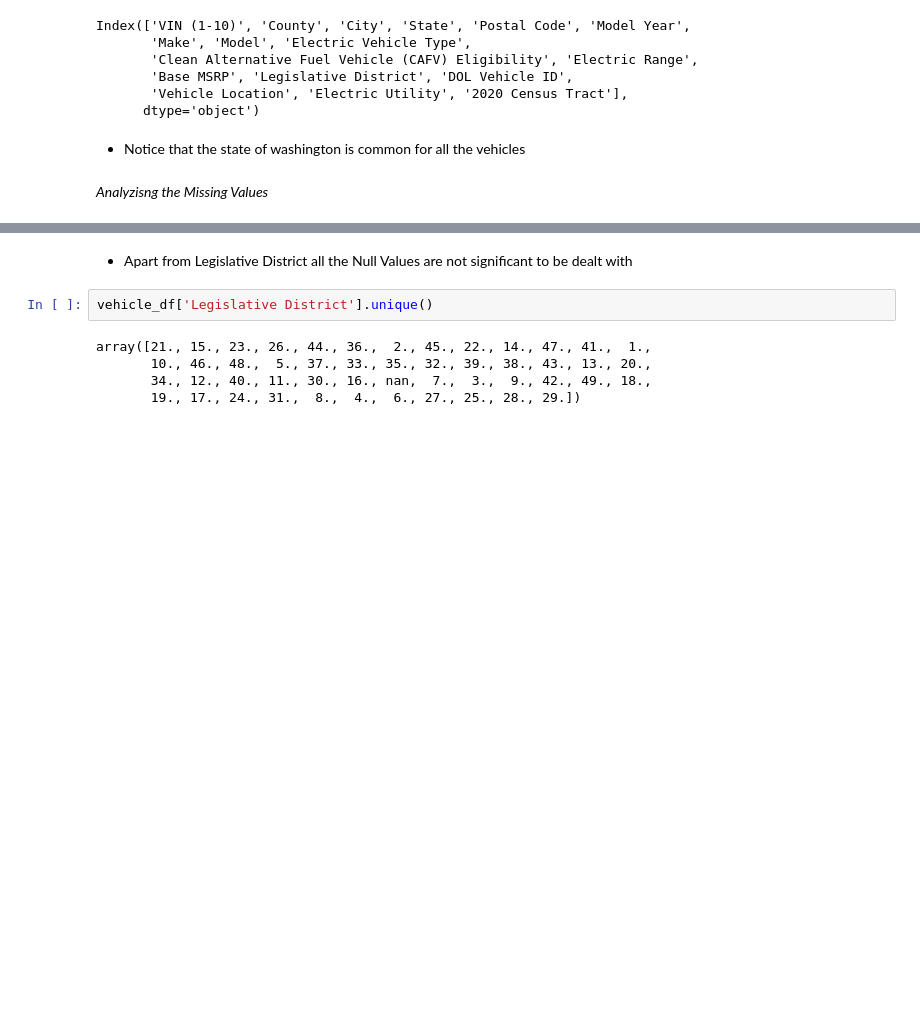
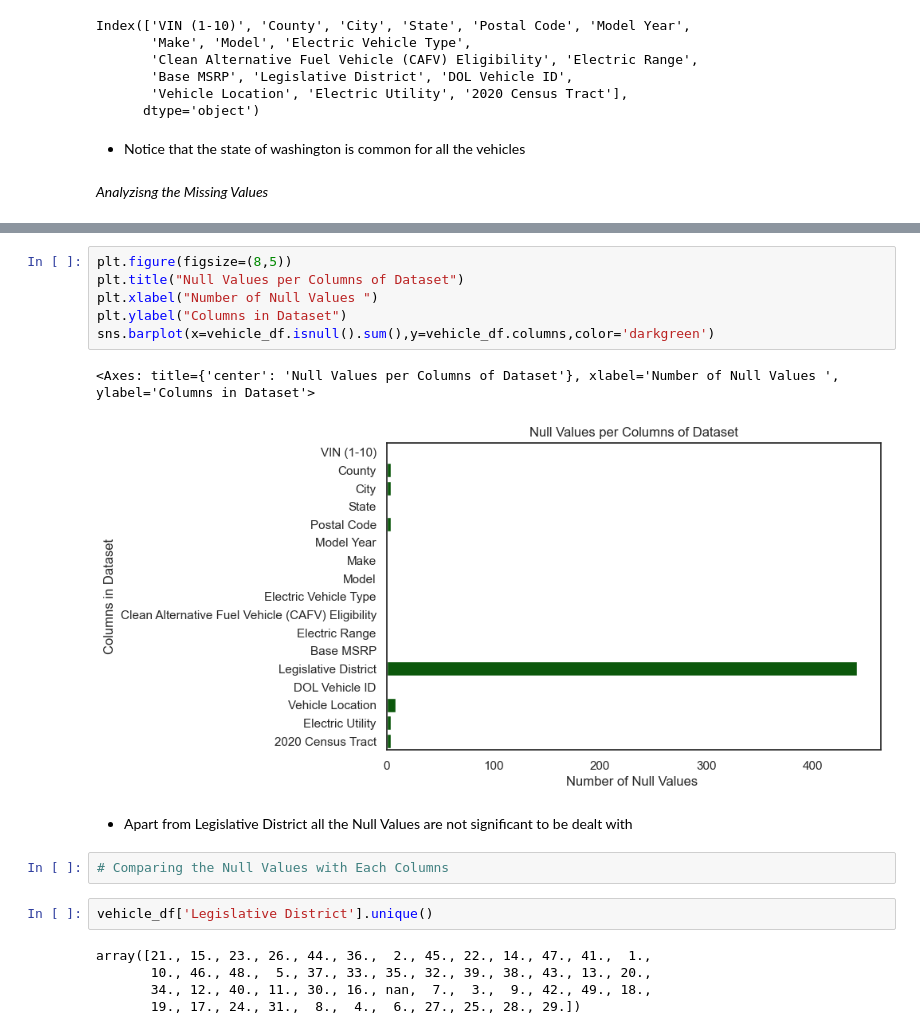
Before and after one commit to SianRods/Data-Science-ML, a Jupyter notebook: Practice Projects/DA-Electric_Vehicle.ipynb, the cells around one changed output, grey strips where cells are left out. Saved outputs shown, nothing was run; the diff lists cells and outputs as text; blank space fills up the shorter version.

```diff
--- a/Practice Projects/DA-Electric_Vehicle.ipynb
+++ b/Practice Projects/DA-Electric_Vehicle.ipynb
@@ -105,5 +88,16 @@ dtype: int64
+# %%
+plt.figure(figsize=(8,5))
+plt.title("Null Values per Columns of Dataset")
+plt.xlabel("Number of Null Values ")
+plt.ylabel("Columns in Dataset")
+sns.barplot(x=vehicle_df.isnull().sum(),y=vehicle_df.columns,color='darkgreen')
+# %% [output]
+<Axes: title={'center': 'Null Values per Columns of Dataset'}, xlabel='Number of Null Values ', ylabel='Columns in Dataset'>
+[figure, added]
 # %% [markdown]
 * Apart from Legislative District all the Null Values are not significant to be dealt with
+# %%
+# Comparing the Null Values with Each Columns
 # %%
 vehicle_df['Legislative District'].unique()
 # %% [output]
```
Also changed, not shown: parts of 1 cell of this notebook, 2 other files.
